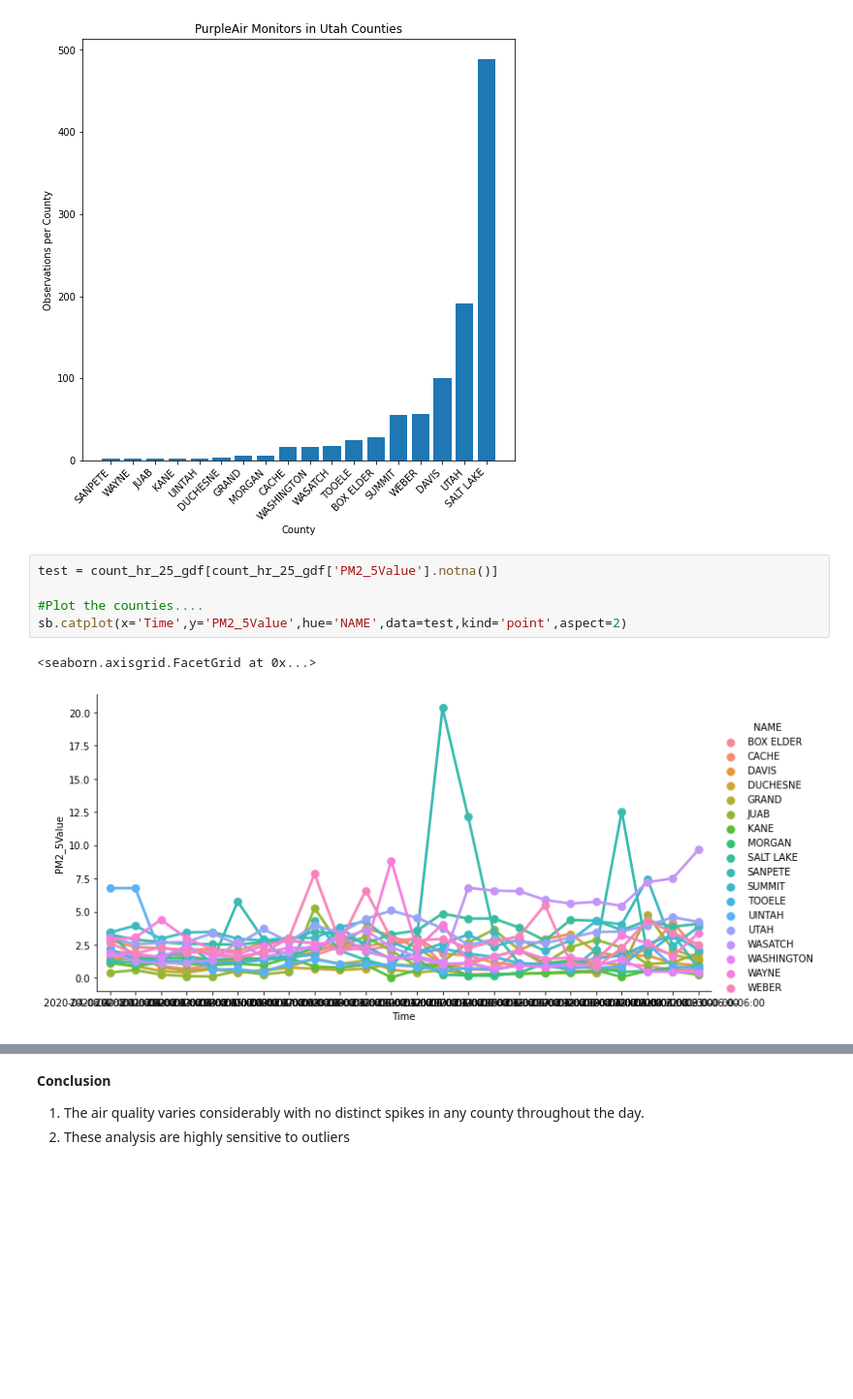
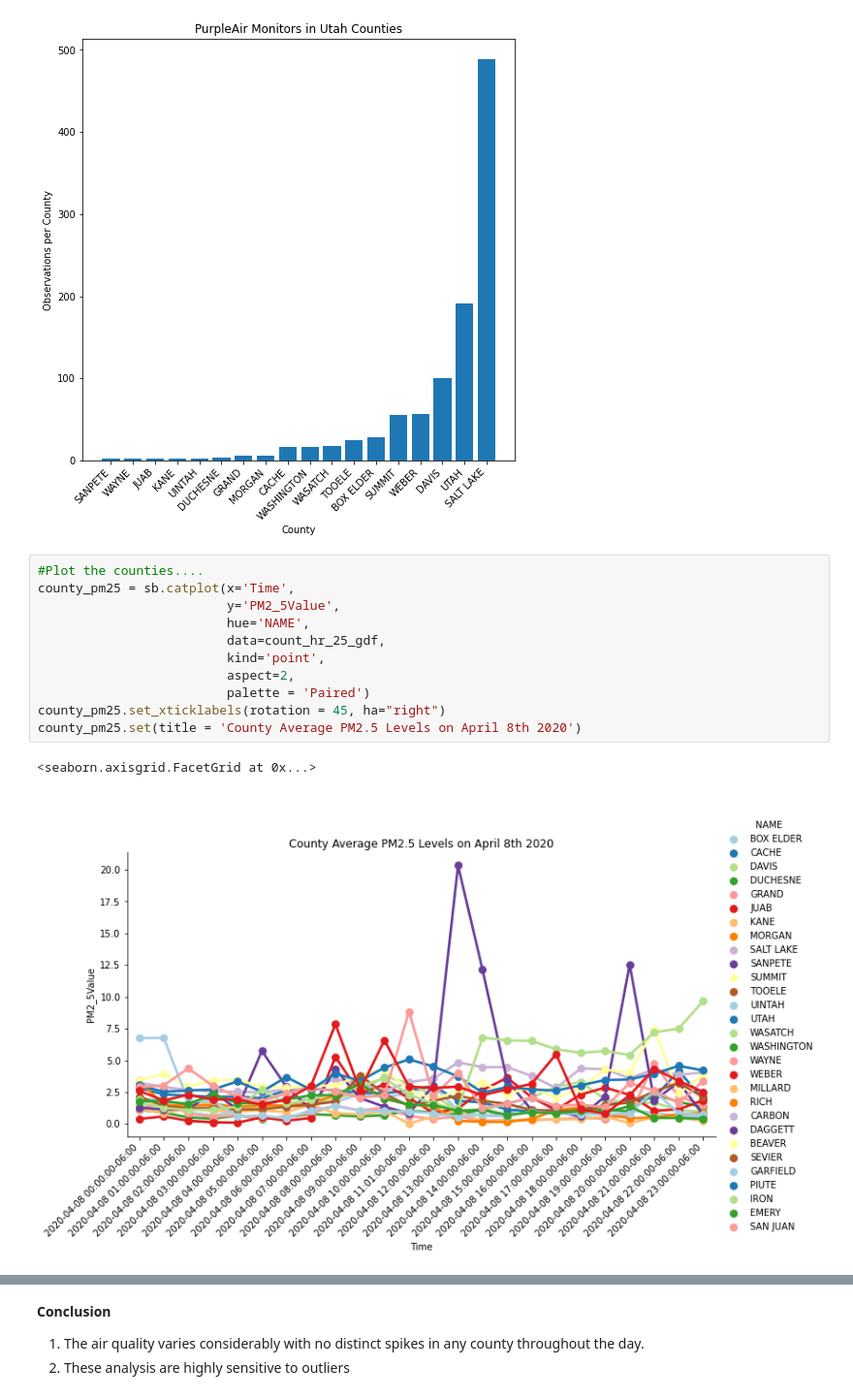
Before and after one commit to greglee1905/Purp_Air_Analysis, a Jupyter notebook: Module_6.ipynb, the cells around one changed output, grey strips where cells are left out. Shown at 97% size. Saved outputs shown, nothing was run; the diff lists cells and outputs as text; blank space fills up the shorter version.

```diff
--- a/Module_6.ipynb
+++ b/Module_6.ipynb
@@ -501,10 +505,16 @@ ax.set_title('PurpleAir Monitors in Utah Counties')
 Text(0.5, 1.0, 'PurpleAir Monitors in Utah Counties')
 [figure]
 # %%
-test = count_hr_25_gdf[count_hr_25_gdf['PM2_5Value'].notna()]
-
 #Plot the counties....
-sb.catplot(x='Time',y='PM2_5Value',hue='NAME',data=test,kind='point',aspect=2)
+county_pm25 = sb.catplot(x='Time',
+                         y='PM2_5Value',
+                         hue='NAME',
+                         data=count_hr_25_gdf,
+                         kind='point',
+                         aspect=2,
+                         palette = 'Paired')
+county_pm25.set_xticklabels(rotation = 45, ha="right")
+county_pm25.set(title = 'County Average PM2.5 Levels on April 8th 2020')
 # %% [output]
 <seaborn.axisgrid.FacetGrid at 0x...>
-[figure, old version]
+[figure, new version]
```
Also changed, not shown: parts of 6 cells of this notebook, 9 other files.
